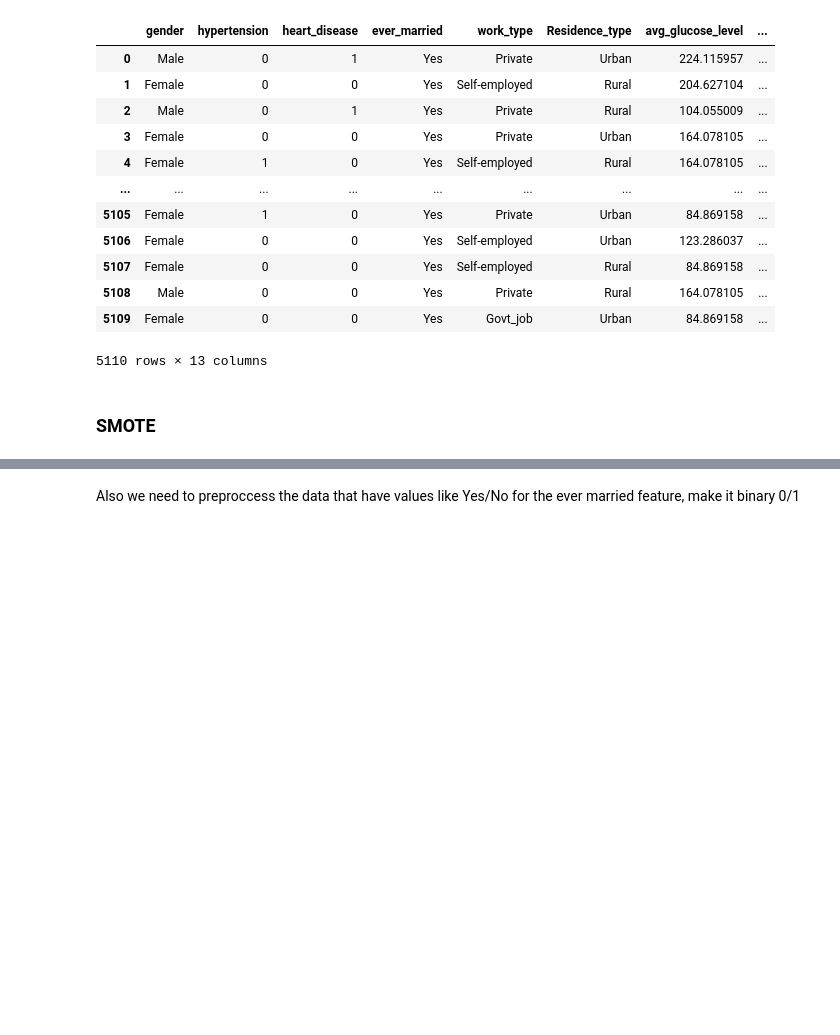
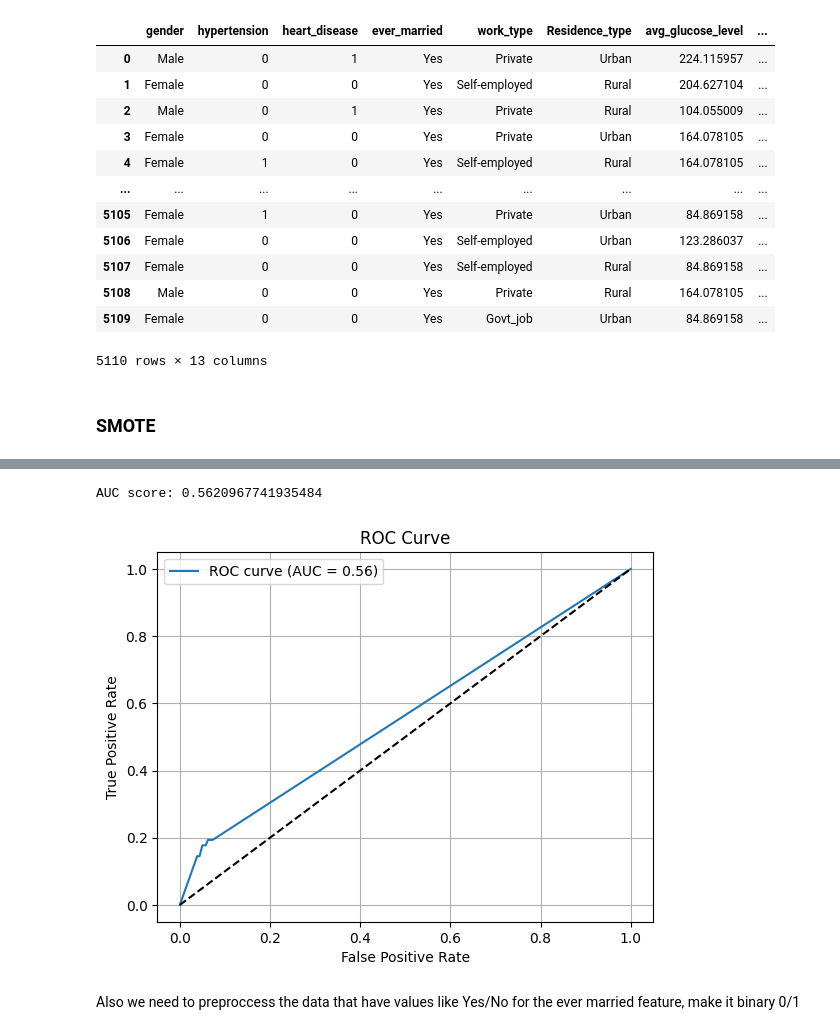
Before and after one commit to alexakh95/Data_mining, a Jupyter notebook: Project/data_project.ipynb, the cells around one changed output, grey strips where cells are left out. Drawn from its saved outputs; the diff is of its cells as text; code cells hidden in the pictures; blank space fills up the shorter version.

```diff
--- a/Project/data_project.ipynb
+++ b/Project/data_project.ipynb
@@ -226,0 +235,7 @@ NameError: name 'train_test_split' is not defined
+# %%
+smote = SMOTE(random_state=42)
+X_res_train, y_res_train = smote.fit_resample(X_train, y_train)
+# %%
+from sklearn import tree
+clf = tree.DecisionTreeClassifier(class_weight='balanced')
+clf = clf.fit(X_res_train, y_res_train)
@@ -227,2 +261,26 @@ NameError: name 'train_test_split' is not defined
+# %%
+y_probs = clf.predict_proba(X_test)[:,1]
+# %%
+# Compute ROC curve
+fpr, tpr, thresholds = roc_curve(y_test, y_probs)
+
+# Compute AUC
+auc = roc_auc_score(y_test, y_probs)
+print("AUC score:", auc)
+# %% [output]
+AUC score: 0.5620967741935484
+# %%
+# Plot the ROC curve
+plt.figure()
+plt.plot(fpr, tpr, label=f"ROC curve (AUC = {auc:.2f})")
+plt.plot([0, 1], [0, 1], 'k--')  # diagonal (random)
+plt.xlabel("False Positive Rate")
+plt.ylabel("True Positive Rate")
+plt.title("ROC Curve")
+plt.legend()
+plt.grid()
+plt.show()
+# %% [output]
+[figure, added]
 # %% [markdown]
 Also we need to preproccess the data that have values like Yes/No for the ever married feature, make it binary 0/1
```
Also changed, not shown: parts of 22 cells of this notebook.
